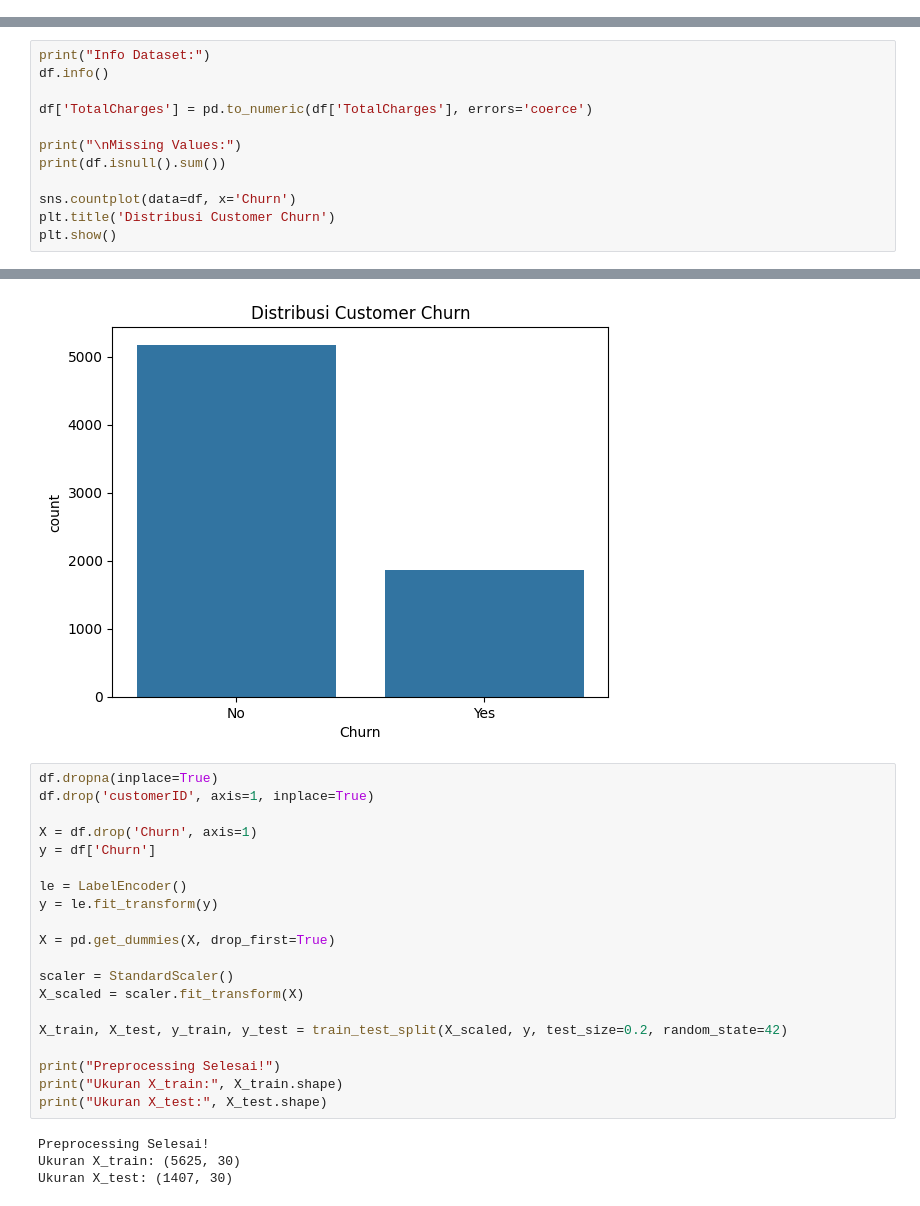
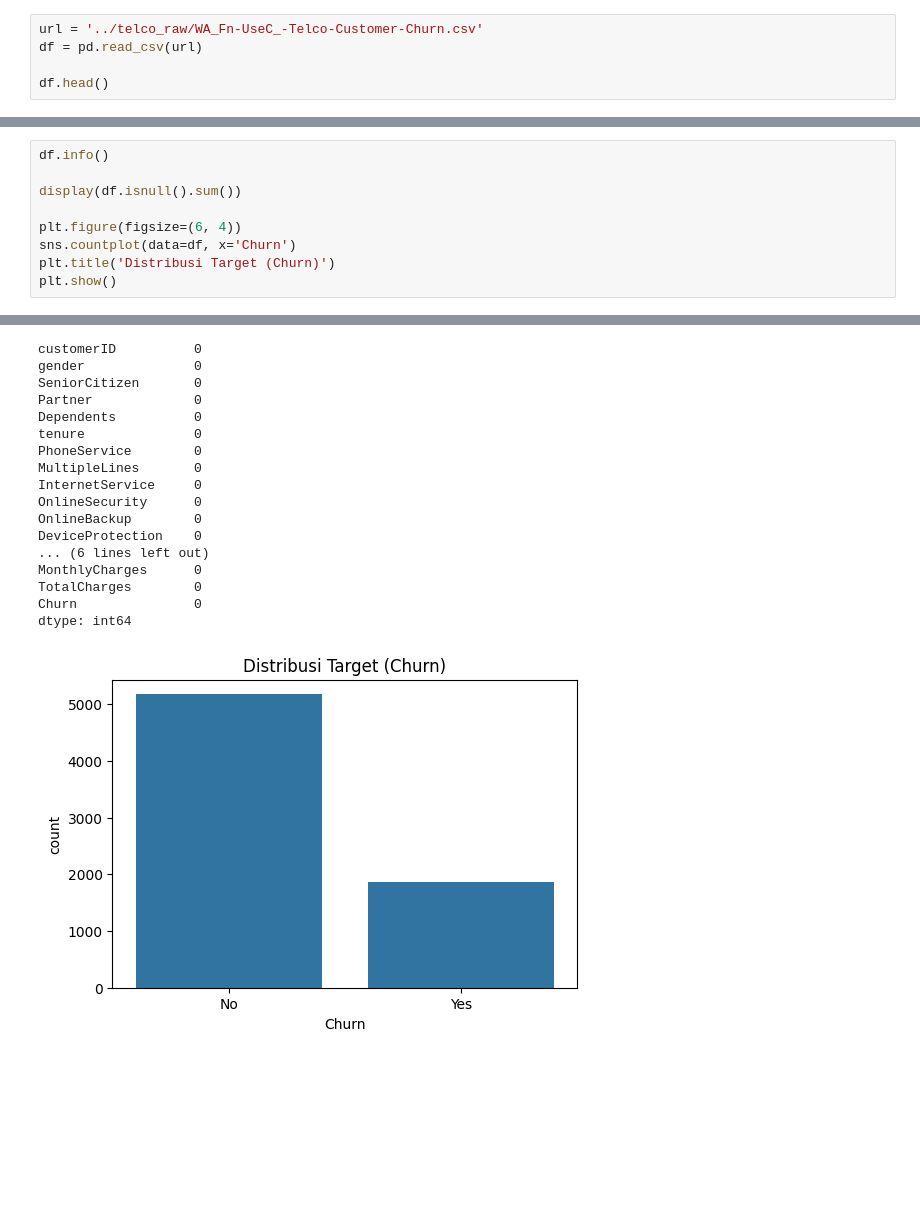
Before and after one commit to Mystery-World3/Eksperimen_SML_Muhammad-Mishbahul-Muflihin, a Jupyter notebook: preprocessing/Eksperimen_Muhammad-Mishbahul-Muflihin.ipynb, the cells around one changed output, grey strips where cells are left out. Saved outputs shown, nothing was run; the diff lists cells and outputs as text; blank space fills up the shorter version.

```diff
--- a/preprocessing/Eksperimen_Muhammad-Mishbahul-Muflihin.ipynb
+++ b/preprocessing/Eksperimen_Muhammad-Mishbahul-Muflihin.ipynb
@@ -20,0 +30,5 @@ Ukuran dataset: (7043, 21)
+# %%
+url = '../telco_raw/WA_Fn-UseC_-Telco-Customer-Churn.csv'
+df = pd.read_csv(url)
+
+df.head()
@@ -21,13 +49,10 @@ Ukuran dataset: (7043, 21)
 # %%
-print("Info Dataset:")
 df.info()
 
-df['TotalCharges'] = pd.to_numeric(df['TotalCharges'], errors='coerce')
+display(df.isnull().sum())
 
-print("\nMissing Values:")
-print(df.isnull().sum())
-
+plt.figure(figsize=(6, 4))
 sns.countplot(data=df, x='Churn')
-plt.title('Distribusi Customer Churn')
+plt.title('Distribusi Target (Churn)')
 plt.show()
 # %% [output]
@@ -51,25 +76,18 @@ dtype: int64
+customerID          0
+gender              0
+SeniorCitizen       0
+Partner             0
+Dependents          0
+tenure              0
+PhoneService        0
+MultipleLines       0
+InternetService     0
+OnlineSecurity      0
+OnlineBackup        0
+DeviceProtection    0
+... (6 lines left out)
+MonthlyCharges      0
+TotalCharges        0
+Churn               0
+dtype: int64
-[figure, old version]
+[figure, new version]
-# %%
-df.dropna(inplace=True)
-df.drop('customerID', axis=1, inplace=True)
-
-X = df.drop('Churn', axis=1)
-y = df['Churn']
-
-le = LabelEncoder()
-y = le.fit_transform(y)
-
-X = pd.get_dummies(X, drop_first=True)
-
-scaler = StandardScaler()
-X_scaled = scaler.fit_transform(X)
-
-X_train, X_test, y_train, y_test = train_test_split(X_scaled, y, test_size=0.2, random_state=42)
-
-print("Preprocessing Selesai!")
-print("Ukuran X_train:", X_train.shape)
-print("Ukuran X_test:", X_test.shape)
-# %% [output]
-Preprocessing Selesai!
-Ukuran X_train: (5625, 30)
-Ukuran X_test: (1407, 30)
```
Also changed, not shown: parts of 14 cells of this notebook.
